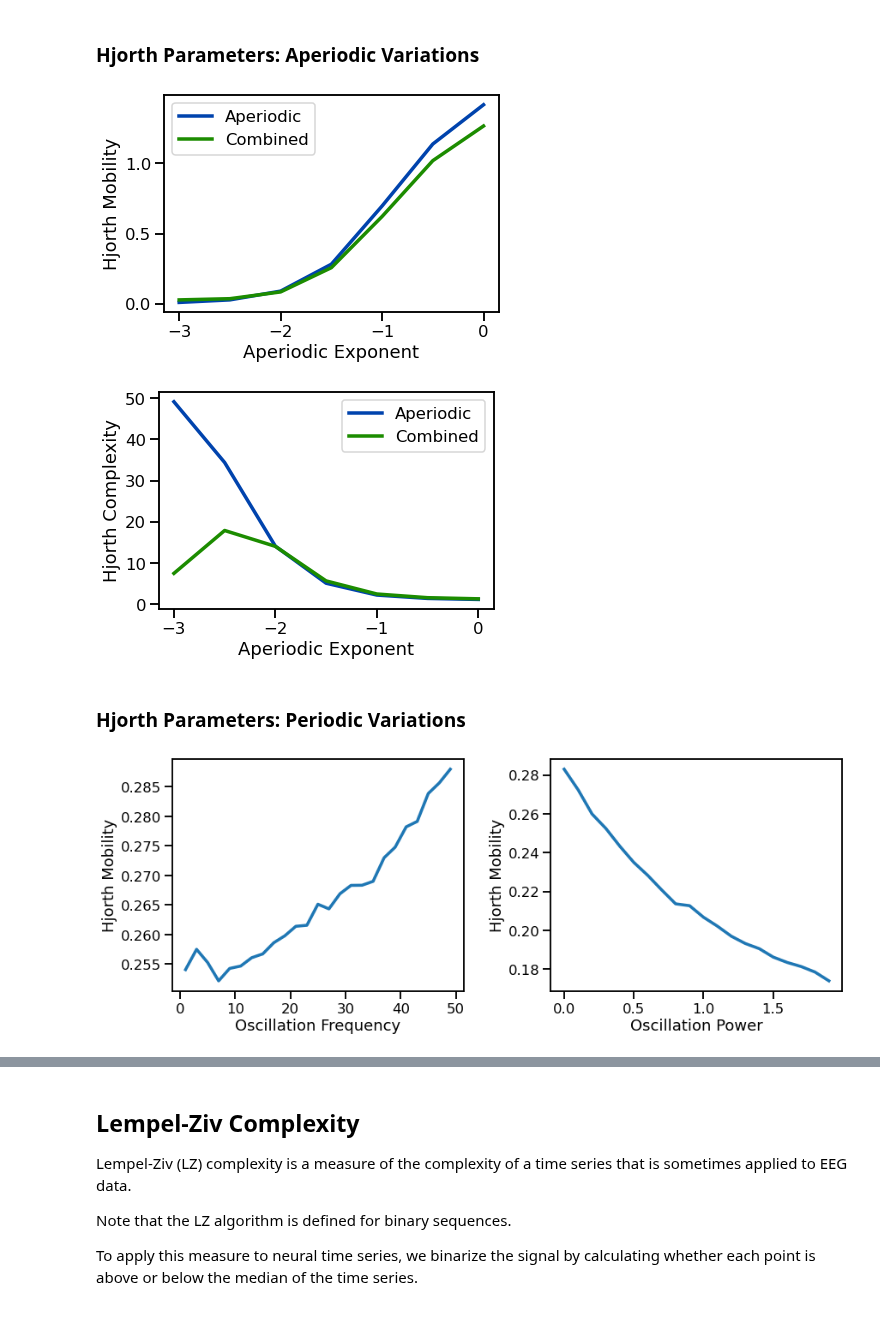
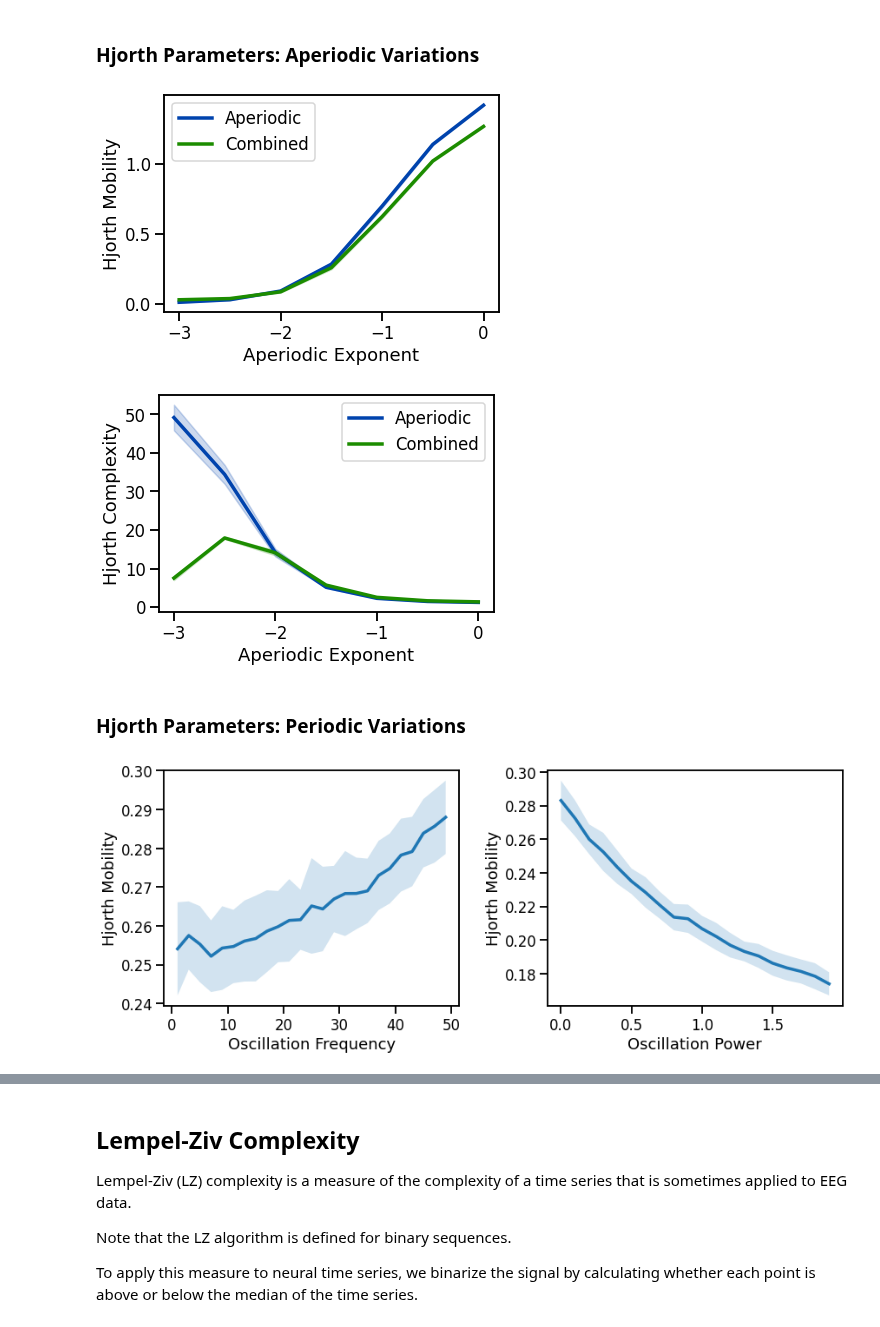
Before and after one commit to AperiodicMethods/AperiodicMethods, a Jupyter notebook: notebooks/15-Complexity.ipynb, the cells around one changed output, grey strips where cells are left out. Cells and saved outputs as stored; diff of their text form; code cells hidden in the pictures.

```diff
--- a/notebooks/15-Complexity.ipynb
+++ b/notebooks/15-Complexity.ipynb
@@ -112,46 +116,50 @@ hjc_sims_comb = run_sims(sim_combined, SIM_PARAMS_COMB, hjorth_complexity, {},
 # %%
 # Plot Hjorth mobility across exponents
-plot_lines(EXPS, hjm_sims_exp, color=AP_COL, label='Aperiodic')
-plot_lines(EXPS, hjm_sims_comb, color=COMB_COL, label='Combined')
+plot_lines(EXPS, hjm_sims_exp, hjm_sims_exp_var, color=AP_COL, label='Aperiodic')
+plot_lines(EXPS, hjm_sims_comb, hjm_sims_comb_var, color=COMB_COL, label='Combined')
 plot_lines(xlabel='Aperiodic Exponent', ylabel='Hjorth Mobility')
 plot_lines(save_fig=SAVE_FIG, file_name='hjm_both', file_path='complexity')
 # %% [output]
-[figure, old version]
+[figure, new version]
 # %%
 # Plot Hjorth complexity across exponents with an oscillation present
-plot_lines(EXPS, hjc_sims_exp, color=AP_COL, label='Aperiodic')
-plot_lines(EXPS, hjc_sims_comb, color=COMB_COL, label='Combined')
+plot_lines(EXPS, hjc_sims_exp, hjc_sims_exp_var, color=AP_COL, label='Aperiodic')
+plot_lines(EXPS, hjc_sims_comb, hjc_sims_comb_var, color=COMB_COL, label='Combined')
 plot_lines(xlabel='Aperiodic Exponent', ylabel='Hjorth Complexity')
 plot_lines(save_fig=SAVE_FIG, file_name='hjc_both', file_path='complexity')
 # %% [output]
-[figure, old version]
+[figure, new version]
 # %% [markdown]
 ### Hjorth Parameters: Periodic Variations
 # %%
 # Run a set of simulations, calculating fractal dimension across oscillation frequency
-hjm_sims_freq = run_sims(sim_combined, SIM_PARAMS_COMB, hjorth_mobility, {},
-                         update='update_freq', values=FREQS, n_sims=N_SIMS)
+outs = run_sims(sim_combined, SIM_PARAMS_COMB, hjorth_mobility, {},
+                'update_freq', FREQS, N_SIMS, var_func=np.std)
+hjm_sims_freq, hjm_sims_freq_var = outs
 
-hjc_sims_freq = run_sims(sim_combined, SIM_PARAMS_COMB, hjorth_complexity, {},
-                         update='update_freq', values=FREQS, n_sims=N_SIMS)
+outs = run_sims(sim_combined, SIM_PARAMS_COMB, hjorth_complexity, {},
+                'update_freq', FREQS, N_SIMS, var_func=np.std)
+hjc_sims_freq, hjc_sims_freq_var = outs
 # %%
 # Run a set of simulations, calculating fractal dimension across oscillation power
-hjm_sims_pow = run_sims(sim_combined, SIM_PARAMS_COMB, hjorth_mobility, {},
-                        update='update_pow', values=POWERS, n_sims=N_SIMS)
+outs = run_sims(sim_combined, SIM_PARAMS_COMB, hjorth_mobility, {},
+            'update_pow', POWERS, N_SIMS, var_func=np.std)
+hjm_sims_pow, hjm_sims_pow_var = outs
 
-hjc_sims_pow = run_sims(sim_combined, SIM_PARAMS_COMB, hjorth_complexity, {},
-                        update='update_pow', values=POWERS, n_sims=N_SIMS)
+outs = run_sims(sim_combined, SIM_PARAMS_COMB, hjorth_complexity, {},
+                'update_pow', POWERS, N_SIMS, var_func=np.std)
+hjc_sims_pow, hjc_sims_pow_var = outs
 # %%
 # Plot effect of oscillation variation on Hjorth mobility
 fig, axes = plt.subplots(1, 2, figsize=(14, 5))
-plot_lines(FREQS, hjm_sims_freq, ax=axes[0])
+plot_lines(FREQS, hjm_sims_freq, hjm_sims_freq_var, ax=axes[0])
 plot_lines(xlabel='Oscillation Frequency', ylabel='Hjorth Mobility', ax=axes[0])
-plot_lines(POWERS, hjm_sims_pow, ax=axes[1])
+plot_lines(POWERS, hjm_sims_pow, hjm_sims_pow_var, ax=axes[1])
 plot_lines(xlabel='Oscillation Power', ylabel='Hjorth Mobility', ax=axes[1])
 plt.subplots_adjust(wspace=0.3)
 plot_lines(save_fig=SAVE_FIG, file_name='hjm_osc_both', file_path='complexity')
 # %% [output]
-[figure, old version]
+[figure, new version]
 # %%
 # Plot effect of oscillation variation on Hjorth complexity
 fig, axes = plt.subplots(1, 2, figsize=(14, 5))
```
Also changed, not shown: parts of 26 cells of this notebook, 4 other files.
